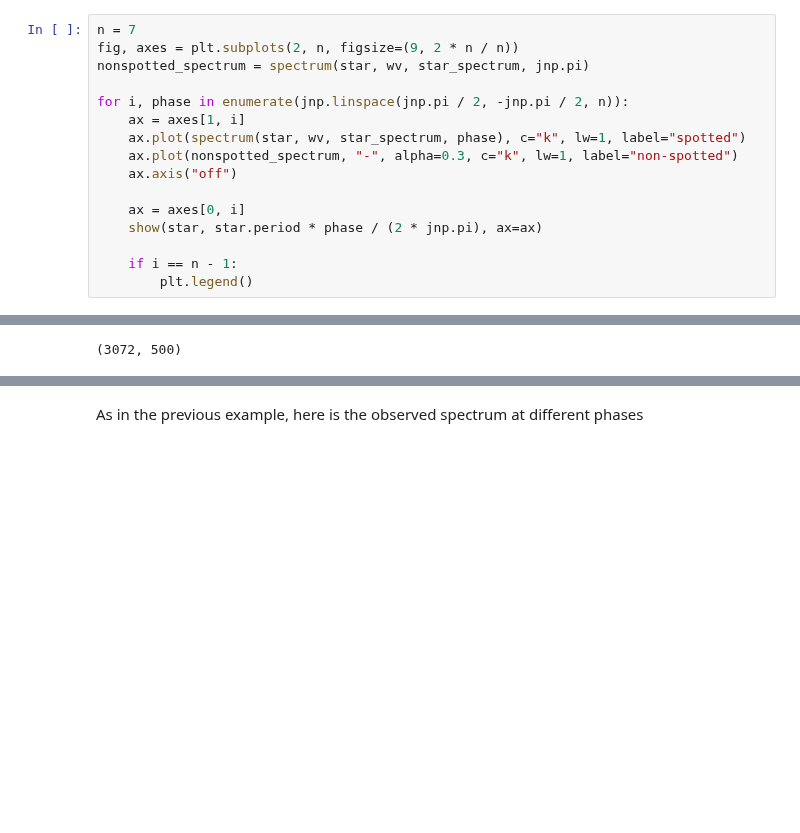
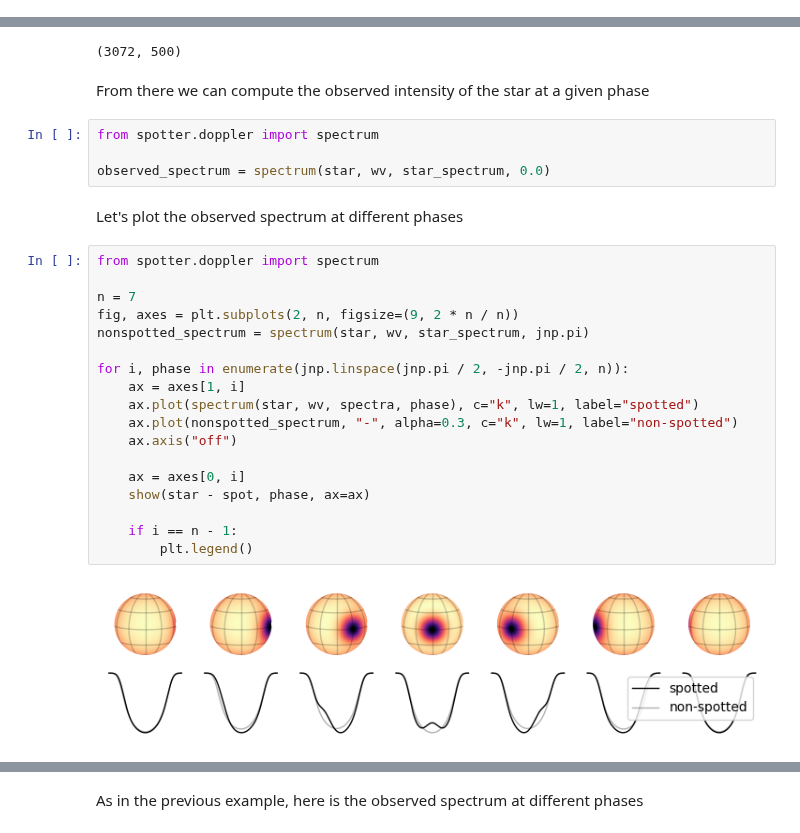
Before and after one commit to lgrcia/spotter, a Jupyter notebook: docs/notebooks/spectral.ipynb, the cells around one changed output, grey strips where cells are left out. Cells and saved outputs as stored; diff of their text form; blank space fills up the shorter version.

```diff
--- a/docs/notebooks/spectral.ipynb
+++ b/docs/notebooks/spectral.ipynb
@@ -53,16 +47,0 @@ Let's plot the observed spectrum at different phases
-# %%
-n = 7
-fig, axes = plt.subplots(2, n, figsize=(9, 2 * n / n))
-nonspotted_spectrum = spectrum(star, wv, star_spectrum, jnp.pi)
-
-for i, phase in enumerate(jnp.linspace(jnp.pi / 2, -jnp.pi / 2, n)):
-    ax = axes[1, i]
-    ax.plot(spectrum(star, wv, star_spectrum, phase), c="k", lw=1, label="spotted")
-    ax.plot(nonspotted_spectrum, "-", alpha=0.3, c="k", lw=1, label="non-spotted")
-    ax.axis("off")
-
-    ax = axes[0, i]
-    show(star, star.period * phase / (2 * jnp.pi), ax=ax)
-
-    if i == n - 1:
-        plt.legend()
@@ -101,3 +54,31 @@ This result in a spectral spatial map of shape *(pixels, wavelength)*
 spectra.shape
 # %% [output]
 (3072, 500)
+# %% [markdown]
+From there we can compute the observed intensity of the star at a given phase
+# %%
+from spotter.doppler import spectrum
+
+observed_spectrum = spectrum(star, wv, star_spectrum, 0.0)
+# %% [markdown]
+Let's plot the observed spectrum at different phases
+# %%
+from spotter.doppler import spectrum
+
+n = 7
+fig, axes = plt.subplots(2, n, figsize=(9, 2 * n / n))
+nonspotted_spectrum = spectrum(star, wv, star_spectrum, jnp.pi)
+
+for i, phase in enumerate(jnp.linspace(jnp.pi / 2, -jnp.pi / 2, n)):
+    ax = axes[1, i]
+    ax.plot(spectrum(star, wv, spectra, phase), c="k", lw=1, label="spotted")
+    ax.plot(nonspotted_spectrum, "-", alpha=0.3, c="k", lw=1, label="non-spotted")
+    ax.axis("off")
+
+    ax = axes[0, i]
+    show(star - spot, phase, ax=ax)
+
+    if i == n - 1:
+        plt.legend()
+# %% [output]
+[figure, added]
```
Also changed, not shown: parts of 20 cells of this notebook, 4 other files.
